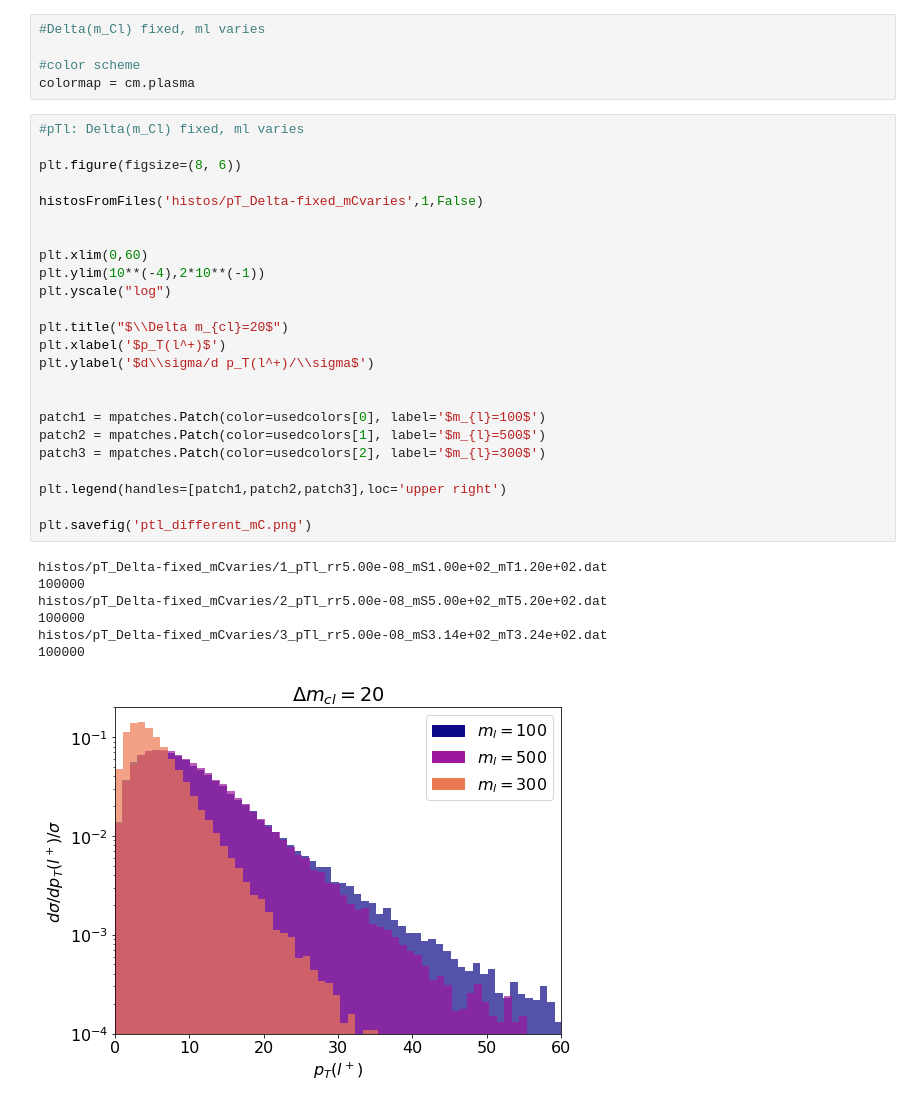
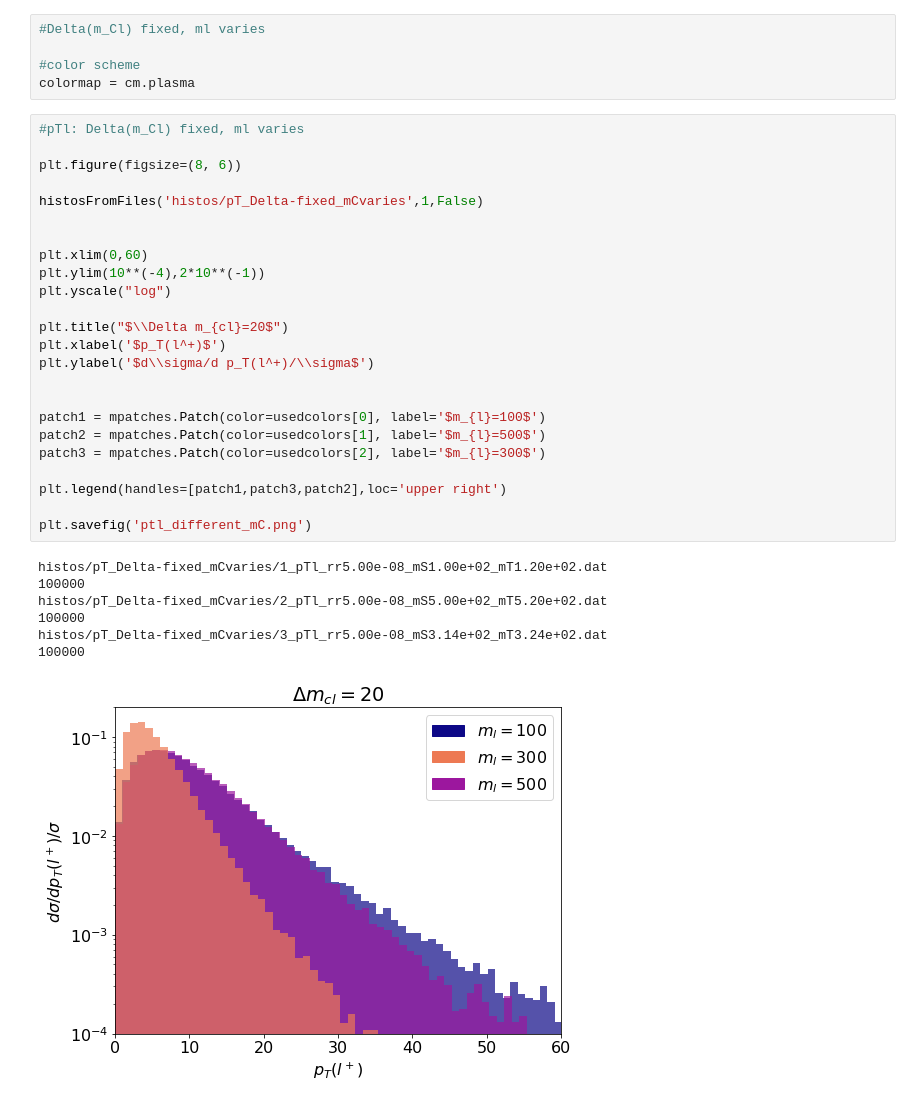
Before and after one commit to anasthesia/SoftLLP, a Jupyter notebook: kinematics/plot_histos.ipynb, the cells around one changed output. Cells and saved outputs as stored; diff of their text form.

```diff
--- a/kinematics/plot_histos.ipynb
+++ b/kinematics/plot_histos.ipynb
@@ -206,35 +206,35 @@ colormap = cm.plasma
 # %%
 #pTl: Delta(m_Cl) fixed, ml varies
 
 plt.figure(figsize=(8, 6))
 
 histosFromFiles('histos/pT_Delta-fixed_mCvaries',1,False)
 
 
 plt.xlim(0,60)
 plt.ylim(10**(-4),2*10**(-1))
 plt.yscale("log")
 
 plt.title("$\\Delta m_{cl}=20$")
 plt.xlabel('$p_T(l^+)$')
 plt.ylabel('$d\\sigma/d p_T(l^+)/\\sigma$')
 
 
 patch1 = mpatches.Patch(color=usedcolors[0], label='$m_{l}=100$')
 patch2 = mpatches.Patch(color=usedcolors[1], label='$m_{l}=500$')
 patch3 = mpatches.Patch(color=usedcolors[2], label='$m_{l}=300$')
 
-plt.legend(handles=[patch1,patch2,patch3],loc='upper right')
+plt.legend(handles=[patch1,patch3,patch2],loc='upper right')
 
 plt.savefig('ptl_different_mC.png')
 # %% [output]
 histos/pT_Delta-fixed_mCvaries/1_pTl_rr5.00e-08_mS1.00e+02_mT1.20e+02.dat
 100000
 histos/pT_Delta-fixed_mCvaries/2_pTl_rr5.00e-08_mS5.00e+02_mT5.20e+02.dat
 100000
 histos/pT_Delta-fixed_mCvaries/3_pTl_rr5.00e-08_mS3.14e+02_mT3.24e+02.dat
 100000
-[figure, old version]
+[figure, new version]
 # %%
 #pTvisible=MET: Delta(m_Cl) fixed, ml varies
 
```
Also changed, not shown: parts of 8 cells of this notebook, 1 other file.
